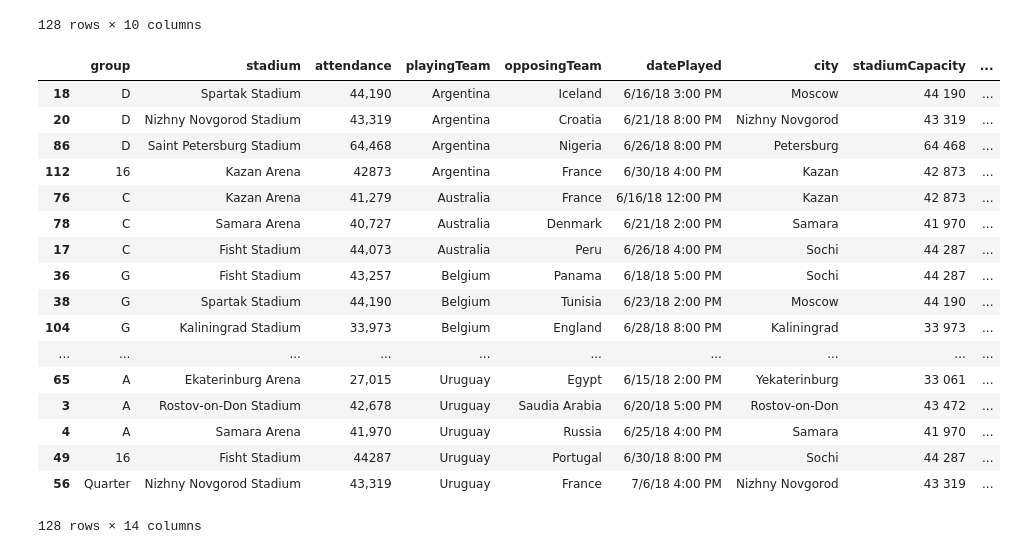
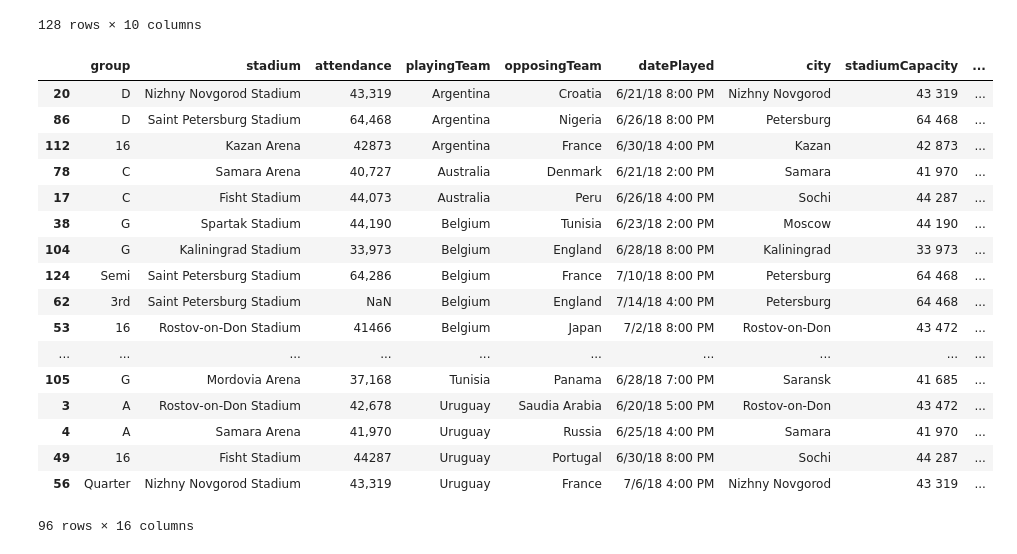
Before and after one commit to mcgovey/wc-team-travel, a Jupyter notebook: py/explore.ipynb, the cells around one changed output. Saved outputs shown, nothing was run; the diff lists cells and outputs as text; code cells hidden in the pictures.

```diff
--- a/py/explore.ipynb
+++ b/py/explore.ipynb
@@ -156,28 +156,30 @@ allMatches
 # %%
 allMatches['fromLat'] = allMatches.groupby('playingTeam')['lat'].shift()
 allMatches['fromLon'] = allMatches.groupby('playingTeam')['lon'].shift()
 allMatches["fromCoords"] = '[' + allMatches["fromLon"].astype(str) + ', ' + allMatches["fromLat"].astype(str) + ']'
 allMatches["toCoords"] = '[' + allMatches["lon"].astype(str) + ', ' + allMatches["lat"].astype(str) + ']'
-
+allMatches['fromStadium'] = allMatches.groupby('playingTeam')['stadium'].shift()
+allMatches['fromCity'] = allMatches.groupby('playingTeam')['city'].shift()
+allMatches = allMatches[allMatches.fromLat.notnull()]
 allMatches
 # %% [output]
 |  | group | stadium | attendance | playingTeam | opposingTeam | datePlayed | city | stadiumCapacity | ... |
-| 18 | D | Spartak Stadium | 44,190 | Argentina | Iceland | 6/16/18 3:00 PM | Moscow | 44 190 | ... |
 | 20 | D | Nizhny Novgorod Stadium | 43,319 | Argentina | Croatia | 6/21/18 8:00 PM | Nizhny Novgorod | 43 319 | ... |
 | 86 | D | Saint Petersburg Stadium | 64,468 | Argentina | Nigeria | 6/26/18 8:00 PM | Petersburg | 64 468 | ... |
 | 112 | 16 | Kazan Arena | 42873 | Argentina | France | 6/30/18 4:00 PM | Kazan | 42 873 | ... |
-| 76 | C | Kazan Arena | 41,279 | Australia | France | 6/16/18 12:00 PM | Kazan | 42 873 | ... |
 | 78 | C | Samara Arena | 40,727 | Australia | Denmark | 6/21/18 2:00 PM | Samara | 41 970 | ... |
 | 17 | C | Fisht Stadium | 44,073 | Australia | Peru | 6/26/18 4:00 PM | Sochi | 44 287 | ... |
-| 36 | G | Fisht Stadium | 43,257 | Belgium | Panama | 6/18/18 5:00 PM | Sochi | 44 287 | ... |
 | 38 | G | Spartak Stadium | 44,190 | Belgium | Tunisia | 6/23/18 2:00 PM | Moscow | 44 190 | ... |
 | 104 | G | Kaliningrad Stadium | 33,973 | Belgium | England | 6/28/18 8:00 PM | Kaliningrad | 33 973 | ... |
+| 124 | Semi | Saint Petersburg Stadium | 64,286 | Belgium | France | 7/10/18 8:00 PM | Petersburg | 64 468 | ... |
+| 62 | 3rd | Saint Petersburg Stadium | NaN | Belgium | England | 7/14/18 4:00 PM | Petersburg | 64 468 | ... |
+| 53 | 16 | Rostov-on-Don Stadium | 41466 | Belgium | Japan | 7/2/18 8:00 PM | Rostov-on-Don | 43 472 | ... |
 | ... | ... | ... | ... | ... | ... | ... | ... | ... | ... |
-| 65 | A | Ekaterinburg Arena | 27,015 | Uruguay | Egypt | 6/15/18 2:00 PM | Yekaterinburg | 33 061 | ... |
+| 105 | G | Mordovia Arena | 37,168 | Tunisia | Panama | 6/28/18 7:00 PM | Saransk | 41 685 | ... |
 | 3 | A | Rostov-on-Don Stadium | 42,678 | Uruguay | Saudia Arabia | 6/20/18 5:00 PM | Rostov-on-Don | 43 472 | ... |
 | 4 | A | Samara Arena | 41,970 | Uruguay | Russia | 6/25/18 4:00 PM | Samara | 41 970 | ... |
 | 49 | 16 | Fisht Stadium | 44287 | Uruguay | Portugal | 6/30/18 8:00 PM | Sochi | 44 287 | ... |
 | 56 | Quarter | Nizhny Novgorod Stadium | 43,319 | Uruguay | France | 7/6/18 4:00 PM | Nizhny Novgorod | 43 319 | ... |
-128 rows × 14 columns
+96 rows × 16 columns
 # %%
 allMatches.to_json(path_or_buf='wctravel.json', orient='records')
```
Also changed, not shown: parts of 2 cells of this notebook, 10 other files.
